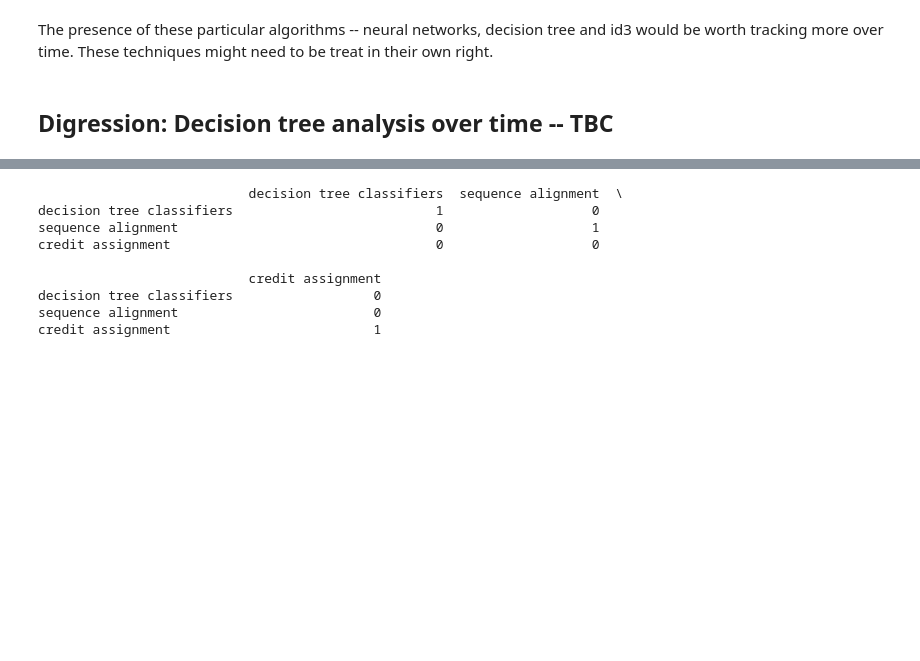
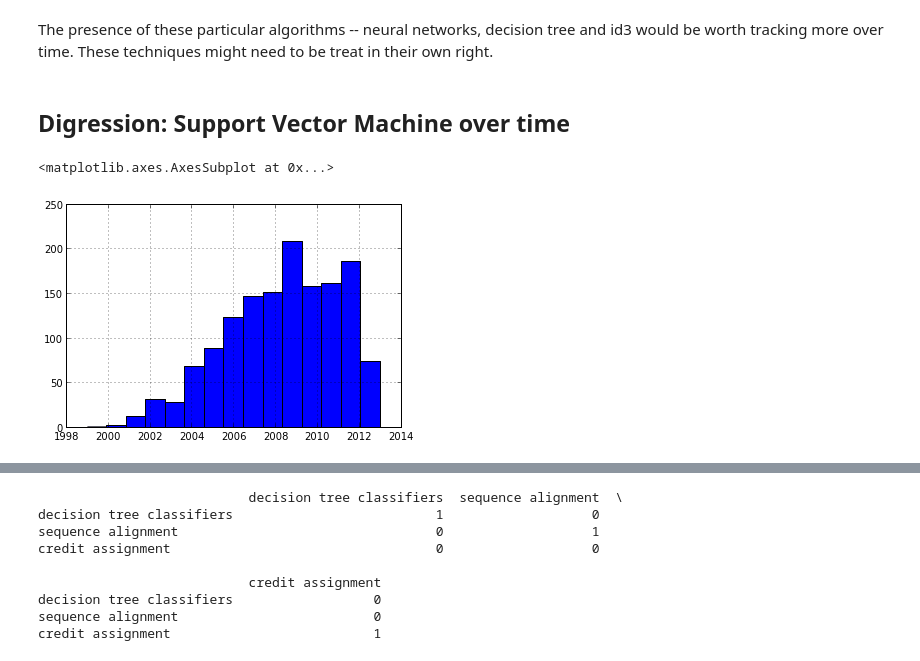
Before and after one commit to datapractice/machinelearners, a Jupyter notebook: ml_lit/ml_coword_analysis.ipynb, the cells around one changed output, grey strips where cells are left out. Saved outputs shown, nothing was run; the diff lists cells and outputs as text; code cells hidden in the pictures; blank space fills up the shorter version.

Commit message:
starting the svm specific analysis of the literature

```diff
--- a/ml_lit/ml_coword_analysis.ipynb
+++ b/ml_lit/ml_coword_analysis.ipynb
@@ -217,4 +217,4 @@ In terms of particular techniques, neural networks, decision trees and interesti
 # %% [markdown]
 The presence of these particular algorithms -- neural networks, decision tree and id3 would be worth tracking more over time. These techniques might need to be treat in their own right.
 # %% [markdown]
-## Digression: Decision tree analysis over time -- TBC
+## Digression: Support Vector Machine over time
@@ -223,0 +221,8 @@ The presence of these particular algorithms -- neural networks, decision tree an
+# %%
+##beginning of svm
+
+svm_df = ml.keyword_years(df, 'support vector machine')
+svm_df.PY.hist(bins=15)
+# %% [output]
+<matplotlib.axes.AxesSubplot at 0x...>
+[figure, added]
```
Also changed, not shown: parts of 3 cells of this notebook, 3 other files.
